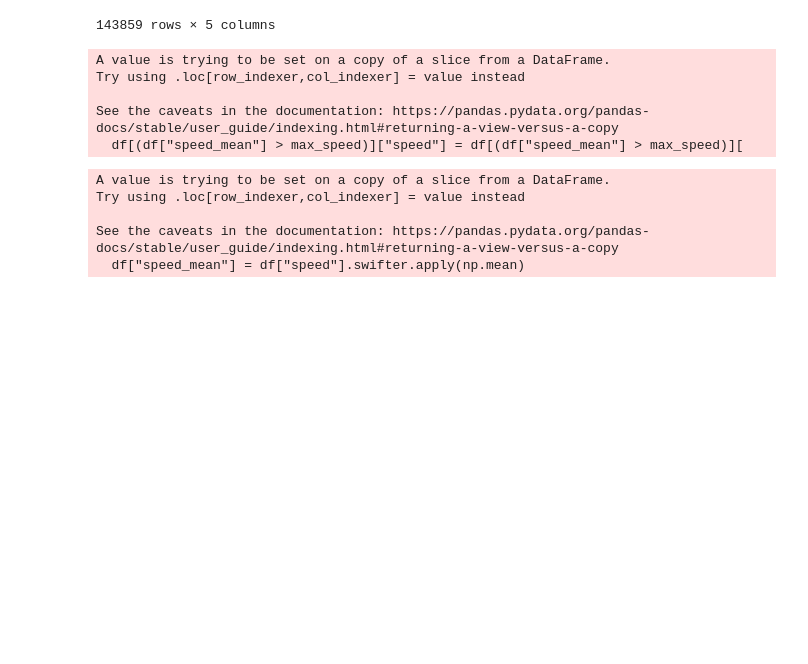
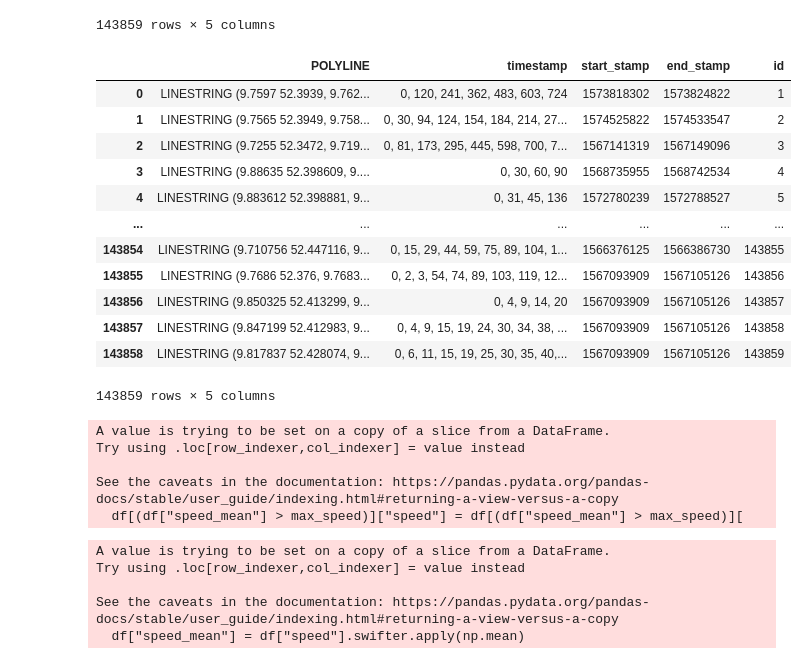
Before and after one commit to SwiftPredator/Trajectory-based-Road-Network-Representation-Learning, a Jupyter notebook: experiments/preprocess_hanover.ipynb, the cells around one changed output. Cells and saved outputs as stored; diff of their text form; code cells hidden in the pictures; blank space fills up the shorter version.

```diff
--- a/experiments/preprocess_hanover.ipynb
+++ b/experiments/preprocess_hanover.ipynb
@@ -100,6 +152,23 @@ df
 | 143857 | 0, 5, 10, 15, 20, 25, 30, 35, 45,... | 1574319815 | 1574320945 | LINESTRING (9.738963 52.382663, 9... | 143858 |
 | 143858 | 0, 8, 15, 30, 45, 60, 75, 90, 105... | 1566152132 | 1566159550 | LINESTRING (9.7822 52.4016, 9.782... | 143859 |
 143859 rows × 5 columns
+# %%
+df = pd.read_csv("../datasets/trajectories/hanover/mapped_id_poly_clipped_corrected.csv", sep=";")
+df
+# %% [output]
+|  | POLYLINE | timestamp | start_stamp | end_stamp | id |
+| 0 | LINESTRING (9.7597 52.3939, 9.762... | 0, 120, 241, 362, 483, 603, 724 | 1573818302 | 1573824822 | 1 |
+| 1 | LINESTRING (9.7565 52.3949, 9.758... | 0, 30, 94, 124, 154, 184, 214, 27... | 1574525822 | 1574533547 | 2 |
+| 2 | LINESTRING (9.7255 52.3472, 9.719... | 0, 81, 173, 295, 445, 598, 700, 7... | 1567141319 | 1567149096 | 3 |
+| 3 | LINESTRING (9.88635 52.398609, 9.... | 0, 30, 60, 90 | 1568735955 | 1568742534 | 4 |
+| 4 | LINESTRING (9.883612 52.398881, 9... | 0, 31, 45, 136 | 1572780239 | 1572788527 | 5 |
+| ... | ... | ... | ... | ... | ... |
+| 143854 | LINESTRING (9.710756 52.447116, 9... | 0, 15, 29, 44, 59, 75, 89, 104, 1... | 1566376125 | 1566386730 | 143855 |
+| 143855 | LINESTRING (9.7686 52.376, 9.7683... | 0, 2, 3, 54, 74, 89, 103, 119, 12... | 1567093909 | 1567105126 | 143856 |
+| 143856 | LINESTRING (9.850325 52.413299, 9... | 0, 4, 9, 14, 20 | 1567093909 | 1567105126 | 143857 |
+| 143857 | LINESTRING (9.847199 52.412983, 9... | 0, 4, 9, 15, 19, 24, 30, 34, 38, ... | 1567093909 | 1567105126 | 143858 |
+| 143858 | LINESTRING (9.817837 52.428074, 9... | 0, 6, 11, 15, 19, 25, 30, 35, 40,... | 1567093909 | 1567105126 | 143859 |
+143859 rows × 5 columns
 # %%
 df["POLYLINE"] = df["POLYLINE"].swifter.apply(wkt.loads)
 gdf = gpd.GeoDataFrame(df, crs="epsg:4326", geometry="POLYLINE")
```
Also changed, not shown: parts of 7 cells of this notebook, 32 other files.
